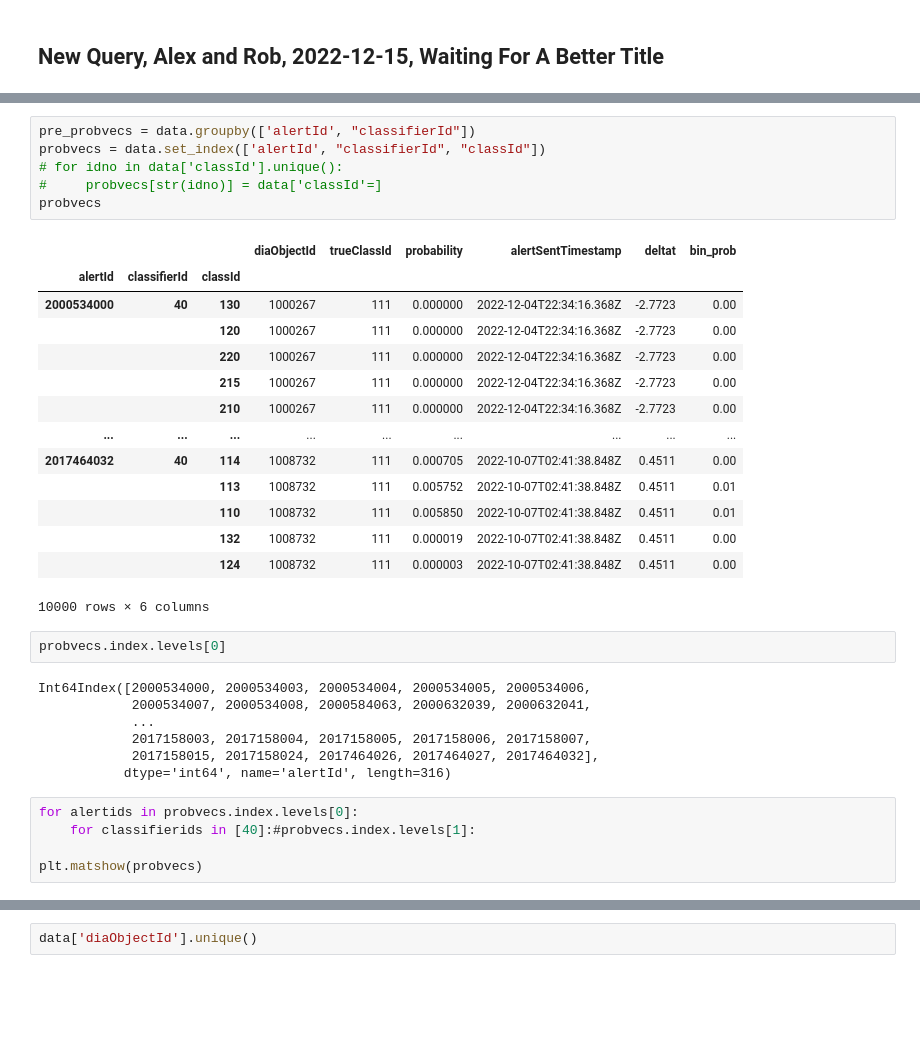
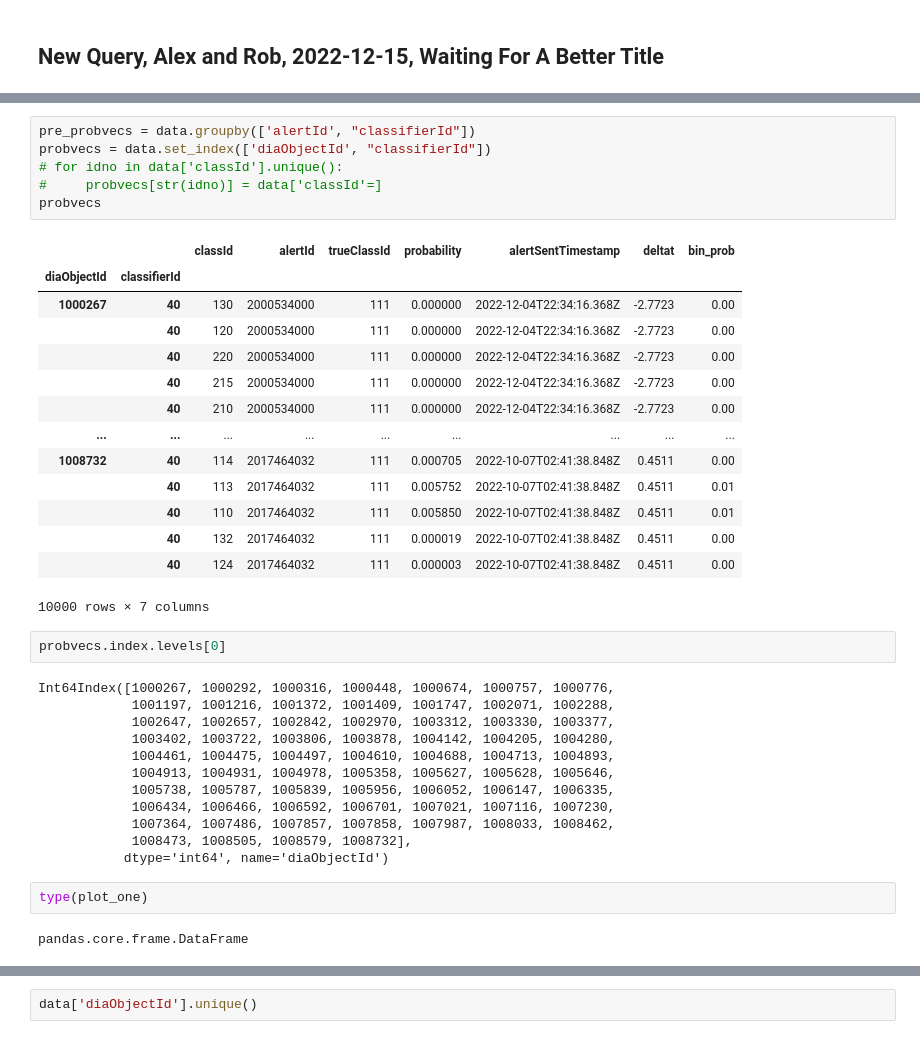
Before and after one commit to josephy02/elasticc_metrics, a Jupyter notebook: query_for_probabilistic_metrics.ipynb, the cells around one changed output, grey strips where cells are left out. Saved outputs shown, nothing was run; the diff lists cells and outputs as text; blank space fills up the shorter version.

```diff
--- a/query_for_probabilistic_metrics.ipynb
+++ b/query_for_probabilistic_metrics.ipynb
@@ -396,35 +382,39 @@ Query done at 2022-12-15T14:25:03.342632
-# %%
-pre_probvecs = data.groupby(['alertId', "classifierId"])
-probvecs = data.set_index(['alertId', "classifierId", "classId"])
-# for idno in data['classId'].unique():
-#     probvecs[str(idno)] = data['classId'=]
-probvecs
-# %% [output]
-|  |  |  | diaObjectId | trueClassId | probability | alertSentTimestamp | deltat | bin_prob |
-| alertId | classifierId | classId |  |  |  |  |  |  |
-| 2000534000 | 40 | 130 | 1000267 | 111 | 0.000000 | 2022-12-04T22:34:16.368Z | -2.7723 | 0.00 |
-|  |  | 120 | 1000267 | 111 | 0.000000 | 2022-12-04T22:34:16.368Z | -2.7723 | 0.00 |
-|  |  | 220 | 1000267 | 111 | 0.000000 | 2022-12-04T22:34:16.368Z | -2.7723 | 0.00 |
-|  |  | 215 | 1000267 | 111 | 0.000000 | 2022-12-04T22:34:16.368Z | -2.7723 | 0.00 |
-|  |  | 210 | 1000267 | 111 | 0.000000 | 2022-12-04T22:34:16.368Z | -2.7723 | 0.00 |
-| ... | ... | ... | ... | ... | ... | ... | ... | ... |
-| 2017464032 | 40 | 114 | 1008732 | 111 | 0.000705 | 2022-10-07T02:41:38.848Z | 0.4511 | 0.00 |
-|  |  | 113 | 1008732 | 111 | 0.005752 | 2022-10-07T02:41:38.848Z | 0.4511 | 0.01 |
-|  |  | 110 | 1008732 | 111 | 0.005850 | 2022-10-07T02:41:38.848Z | 0.4511 | 0.01 |
-|  |  | 132 | 1008732 | 111 | 0.000019 | 2022-10-07T02:41:38.848Z | 0.4511 | 0.00 |
-|  |  | 124 | 1008732 | 111 | 0.000003 | 2022-10-07T02:41:38.848Z | 0.4511 | 0.00 |
-10000 rows × 6 columns
-# %%
-probvecs.index.levels[0]
-# %% [output]
-Int64Index([2000534000, 2000534003, 2000534004, 2000534005, 2000534006,
-            2000534007, 2000534008, 2000584063, 2000632039, 2000632041,
-            ...
-            2017158003, 2017158004, 2017158005, 2017158006, 2017158007,
-            2017158015, 2017158024, 2017464026, 2017464027, 2017464032],
-           dtype='int64', name='alertId', length=316)
-# %%
-for alertids in probvecs.index.levels[0]:
-    for classifierids in [40]:#probvecs.index.levels[1]:
-
-plt.matshow(probvecs)
+# %%
+pre_probvecs = data.groupby(['alertId', "classifierId"])
+probvecs = data.set_index(['diaObjectId', "classifierId"])
+# for idno in data['classId'].unique():
+#     probvecs[str(idno)] = data['classId'=]
+probvecs
+# %% [output]
+|  |  | classId | alertId | trueClassId | probability | alertSentTimestamp | deltat | bin_prob |
+| diaObjectId | classifierId |  |  |  |  |  |  |  |
+| 1000267 | 40 | 130 | 2000534000 | 111 | 0.000000 | 2022-12-04T22:34:16.368Z | -2.7723 | 0.00 |
+|  | 40 | 120 | 2000534000 | 111 | 0.000000 | 2022-12-04T22:34:16.368Z | -2.7723 | 0.00 |
+|  | 40 | 220 | 2000534000 | 111 | 0.000000 | 2022-12-04T22:34:16.368Z | -2.7723 | 0.00 |
+|  | 40 | 215 | 2000534000 | 111 | 0.000000 | 2022-12-04T22:34:16.368Z | -2.7723 | 0.00 |
+|  | 40 | 210 | 2000534000 | 111 | 0.000000 | 2022-12-04T22:34:16.368Z | -2.7723 | 0.00 |
+| ... | ... | ... | ... | ... | ... | ... | ... | ... |
+| 1008732 | 40 | 114 | 2017464032 | 111 | 0.000705 | 2022-10-07T02:41:38.848Z | 0.4511 | 0.00 |
+|  | 40 | 113 | 2017464032 | 111 | 0.005752 | 2022-10-07T02:41:38.848Z | 0.4511 | 0.01 |
+|  | 40 | 110 | 2017464032 | 111 | 0.005850 | 2022-10-07T02:41:38.848Z | 0.4511 | 0.01 |
+|  | 40 | 132 | 2017464032 | 111 | 0.000019 | 2022-10-07T02:41:38.848Z | 0.4511 | 0.00 |
+|  | 40 | 124 | 2017464032 | 111 | 0.000003 | 2022-10-07T02:41:38.848Z | 0.4511 | 0.00 |
+10000 rows × 7 columns
+# %%
+probvecs.index.levels[0]
+# %% [output]
+Int64Index([1000267, 1000292, 1000316, 1000448, 1000674, 1000757, 1000776,
+            1001197, 1001216, 1001372, 1001409, 1001747, 1002071, 1002288,
+            1002647, 1002657, 1002842, 1002970, 1003312, 1003330, 1003377,
+            1003402, 1003722, 1003806, 1003878, 1004142, 1004205, 1004280,
+            1004461, 1004475, 1004497, 1004610, 1004688, 1004713, 1004893,
+            1004913, 1004931, 1004978, 1005358, 1005627, 1005628, 1005646,
+            1005738, 1005787, 1005839, 1005956, 1006052, 1006147, 1006335,
+            1006434, 1006466, 1006592, 1006701, 1007021, 1007116, 1007230,
+            1007364, 1007486, 1007857, 1007858, 1007987, 1008033, 1008462,
+            1008473, 1008505, 1008579, 1008732],
+           dtype='int64', name='diaObjectId')
+# %%
+type(plot_one)
+# %% [output]
+pandas.core.frame.DataFrame
```
Also changed, not shown: parts of 31 cells of this notebook.
